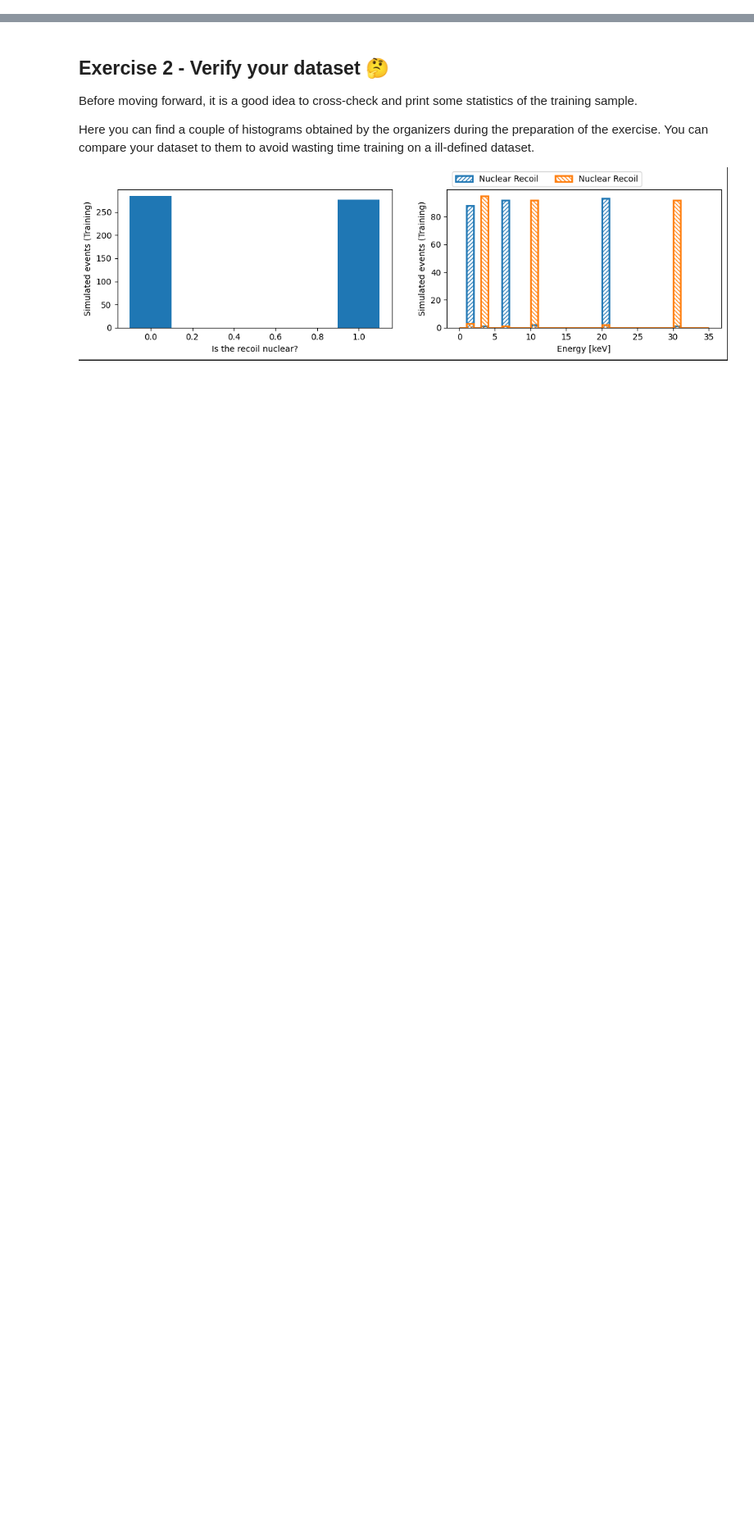
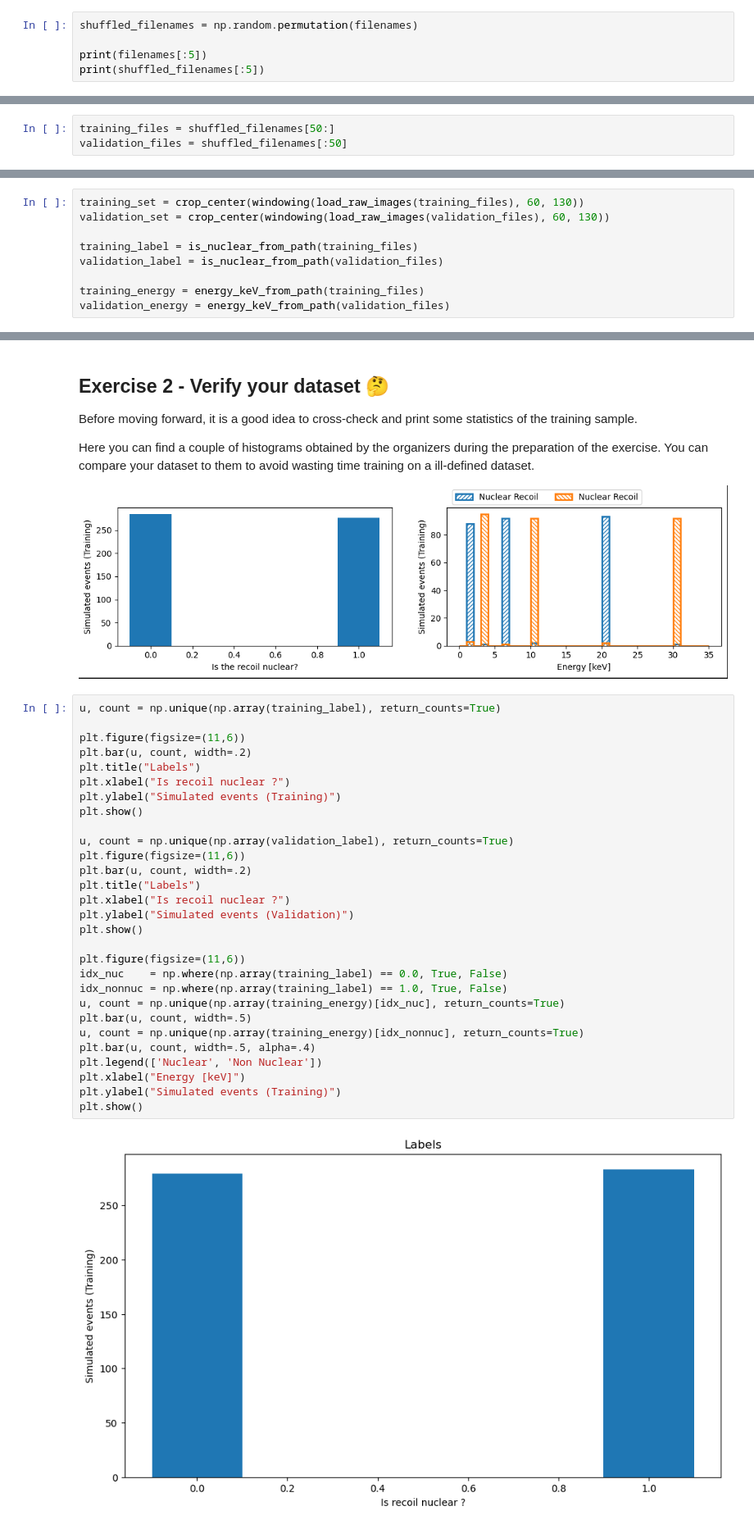
Before and after one commit to ncvescera/sosc24-class, a Jupyter notebook: day3/2-Project-Day3.ipynb, the cells around one changed output, grey strips where cells are left out. Shown: that part at 82% size. Cells and saved outputs as stored; diff of their text form; blank space fills up the shorter version.

````diff
--- a/day3/2-Project-Day3.ipynb
+++ b/day3/2-Project-Day3.ipynb
@@ -110,3 +114,8 @@ On the same line, if you split the training dataset in batches without shuffling
 For this reason, you should **shuffle** your list of filenames before doing anything else.
 
 Check the [docs of `numpy.random.permutation`](https://numpy.org/doc/stable/reference/random/generated/numpy.random.permutation.html) to shuffle your globbed list of file names.
+# %%
+shuffled_filenames = np.random.permutation(filenames)
+
+print(filenames[:5])
+print(shuffled_filenames[:5])
@@ -116,6 +132,9 @@ Check the [docs of `numpy.random.permutation`](https://numpy.org/doc/stable/refe
 Pick **50 entries** from the shuffled list of filenames (for example the first 50) and reserve them for validation.
 
 The remaining entries will be used to load your training dataset.
+# %%
+training_files = shuffled_filenames[50:]
+validation_files = shuffled_filenames[:50]
 # %% [markdown]
 ### Apply the preprocessing steps
 Apply the functions `windowing` and `crop_center` to the `training_files` and the `validation_files`, to create the dask-delayed training and validation sets.
@@ -133,3 +152,12 @@ validation_label = ...
 training_energy = ...
 validation_energy = ...
 ```
+# %%
+training_set = crop_center(windowing(load_raw_images(training_files), 60, 130))
+validation_set = crop_center(windowing(load_raw_images(validation_files), 60, 130))
+
+training_label = is_nuclear_from_path(training_files)
+validation_label = is_nuclear_from_path(validation_files)
+
+training_energy = energy_keV_from_path(training_files)
+validation_energy = energy_keV_from_path(validation_files)
@@ -142,3 +174,34 @@ Here you can find a couple of histograms obtained by the organizers during the p
 You can compare your dataset to them to avoid wasting time training on a ill-defined dataset.
 
 ![image.png](attachment:57b2e46b-3080-4e5c-bae8-6ea8b9ffbc81.png)
+# %%
+u, count = np.unique(np.array(training_label), return_counts=True)
+
+plt.figure(figsize=(11,6))
+plt.bar(u, count, width=.2)
+plt.title("Labels")
+plt.xlabel("Is recoil nuclear ?")
+plt.ylabel("Simulated events (Training)")
+plt.show()
+
+u, count = np.unique(np.array(validation_label), return_counts=True)
+plt.figure(figsize=(11,6))
+plt.bar(u, count, width=.2)
+plt.title("Labels")
+plt.xlabel("Is recoil nuclear ?")
+plt.ylabel("Simulated events (Validation)")
+plt.show()
+
+plt.figure(figsize=(11,6))
+idx_nuc    = np.where(np.array(training_label) == 0.0, True, False)
+idx_nonnuc = np.where(np.array(training_label) == 1.0, True, False)
+u, count = np.unique(np.array(training_energy)[idx_nuc], return_counts=True)
+plt.bar(u, count, width=.5)
+u, count = np.unique(np.array(training_energy)[idx_nonnuc], return_counts=True)
+plt.bar(u, count, width=.5, alpha=.4)
+plt.legend(['Nuclear', 'Non Nuclear'])
+plt.xlabel("Energy [keV]")
+plt.ylabel("Simulated events (Training)")
+plt.show()
+# %% [output]
+[figure, added]
````
Also changed, not shown: parts of 18 cells of this notebook, 1 other file.
